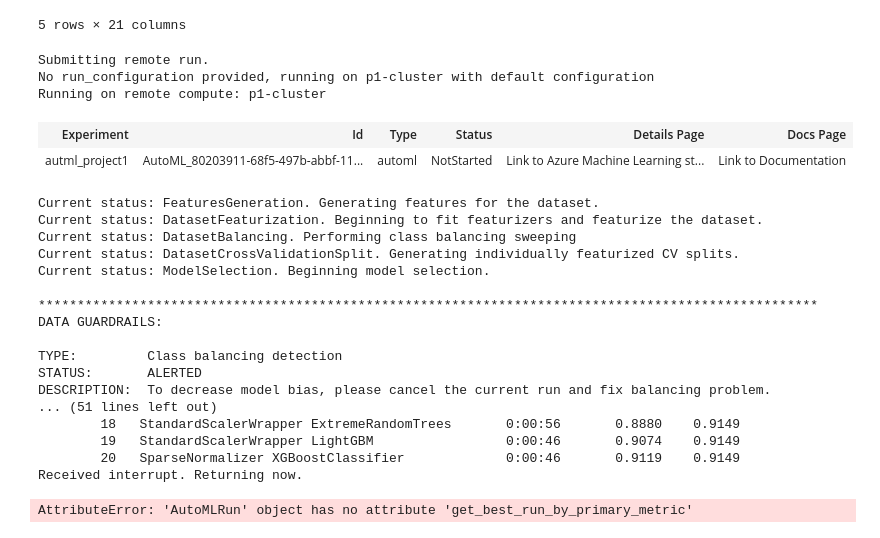
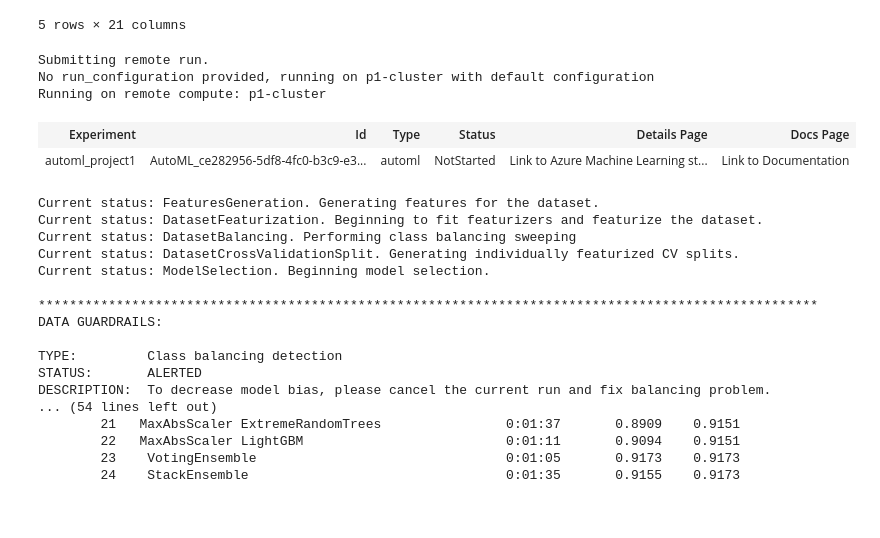
Before and after one commit to iolucas/AMLE_P1, a Jupyter notebook: udacity-project.ipynb, the cells around one changed output. Saved outputs shown, nothing was run; the diff lists cells and outputs as text; code cells hidden in the pictures.

```diff
--- a/udacity-project.ipynb
+++ b/udacity-project.ipynb
@@ -1,9 +1,9 @@
 # %%
 from azureml.core import Workspace, Experiment
 
-ws = Workspace.get(name="quick-starts-ws-152742",
-                   subscription_id="48a74bb7-9950-4cc1-9caa-5d50f995cc55",
-                   resource_group="aml-quickstarts-152742")
+ws = Workspace.get(name="quick-starts-ws-152841",
+                   subscription_id="976ee174-3882-4721-b90a-b5fef6b72f24",
+                   resource_group="aml-quickstarts-152841")
 
 exp = Experiment(workspace=ws, name="udacity-project")
 
@@ -154,21 +155,21 @@ automl_config = AutoMLConfig(
     label_column_name="y",
     n_cross_validations=5,
     compute_target=cpu_cluster,
-    max_concurrent_iteration=4,
+    max_concurrent_iterations=4,
     iteration_timeout_minutes=5,
     iterations=25
 )
 # %%
 # Submit your automl run
 
-exp = Experiment(ws, "autml_project1")
+exp = Experiment(ws, "automl_project1")
 run = exp.submit(config=automl_config, show_output=True)
 # %% [output]
 Submitting remote run.
 No run_configuration provided, running on p1-cluster with default configuration
 Running on remote compute: p1-cluster
 | Experiment | Id | Type | Status | Details Page | Docs Page |
-| autml_project1 | AutoML_80203911-68f5-497b-abbf-11... | automl | NotStarted | Link to Azure Machine Learning st... | Link to Documentation |
+| automl_project1 | AutoML_ce282956-5df8-4fc0-b3c9-e3... | automl | NotStarted | Link to Azure Machine Learning st... | Link to Documentation |
 Current status: FeaturesGeneration. Generating features for the dataset.
 Current status: DatasetFeaturization. Beginning to fit featurizers and featurize the dataset.
 Current status: DatasetBalancing. Performing class balancing sweeping
@@ -181,21 +182,8 @@ DATA GUARDRAILS:
 TYPE:         Class balancing detection
 STATUS:       ALERTED
 DESCRIPTION:  To decrease model bias, please cancel the current run and fix balancing problem.
-... (51 lines left out)
-        18   StandardScalerWrapper ExtremeRandomTrees       0:00:56       0.8880    0.9149
-        19   StandardScalerWrapper LightGBM                 0:00:46       0.9074    0.9149
-        20   SparseNormalizer XGBoostClassifier             0:00:46       0.9119    0.9149
-Received interrupt. Returning now.
+... (54 lines left out)
+        21   MaxAbsScaler ExtremeRandomTrees                0:01:37       0.8909    0.9151
+        22   MaxAbsScaler LightGBM                          0:01:11       0.9094    0.9151
+        23    VotingEnsemble                                0:01:05       0.9173    0.9173
+        24    StackEnsemble                                 0:01:35       0.9155    0.9173
-# %%
-# Retrieve and save your best automl model.
-
-best_run = run.get_best_run_by_primary_metric()
-best_run_metrics = best_run.get_metrics()
-parameter_values = best_run.get_details()['runDefinition']['arguments']
-
-print('Best Run Id: ', best_run.id)
-print('\n Accuracy:', best_run_metrics['Accuracy'])
-#print('\n Regularization Strength:', best_run_metrics['Regularization Strength:'])
-#print('\n Max iterations:', best_run_metrics['Max iterations:'])
-# %% [output]
-AttributeError: 'AutoMLRun' object has no attribute 'get_best_run_by_primary_metric'
```
Also changed, not shown: parts of 9 cells of this notebook, 1 other file.
